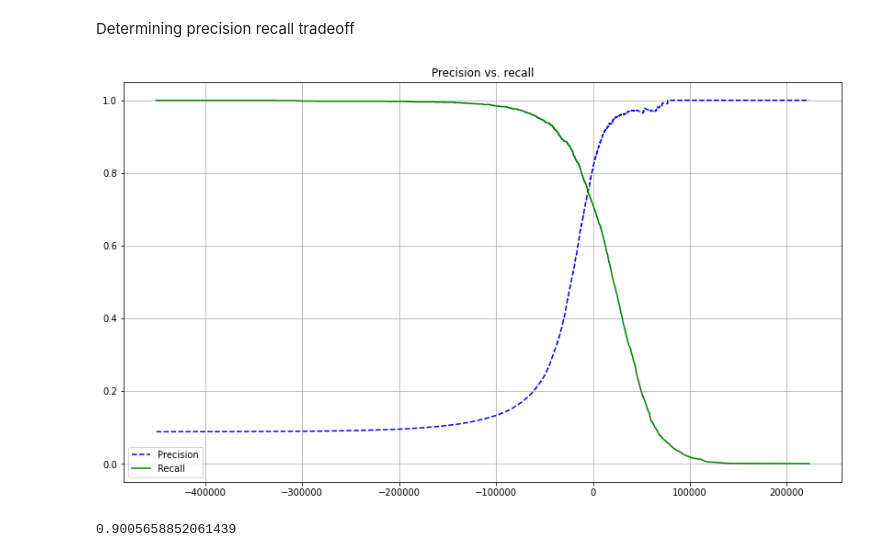
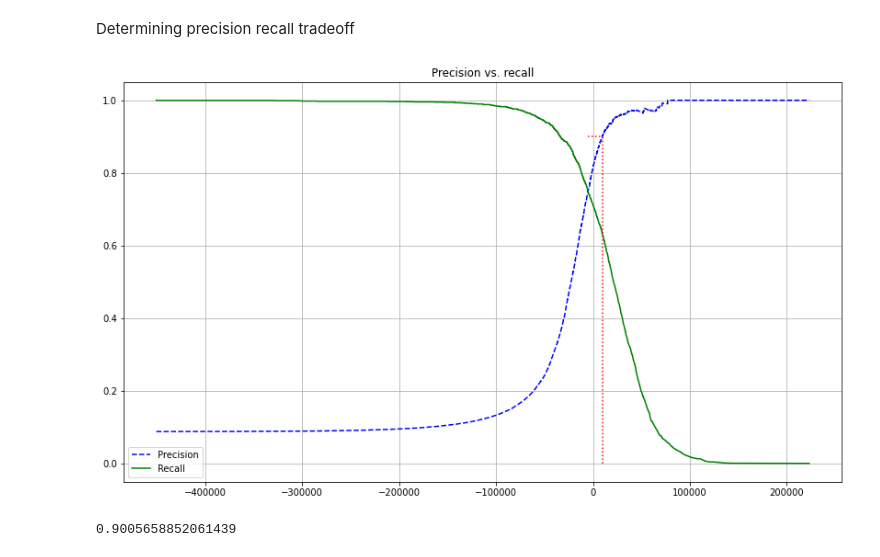
Before and after one commit to cmannnn/mnist, a Jupyter notebook: MNIST.ipynb, the cells around one changed output. Cells and saved outputs as stored; diff of their text form; code cells hidden in the pictures.

```diff
--- a/MNIST.ipynb
+++ b/MNIST.ipynb
@@ -184,19 +184,27 @@ y_scores = cross_val_predict(sgd_clf, mnist_train_X, mnist_y_train_5, cv=3, meth
 # %%
 # creating precision recall curve
 precisions, recalls, thresholds = precision_recall_curve(mnist_y_train_5, y_scores)
+# %%
+# calculating 90% precision and 90% accuracy
+recall_90_precision= recalls[np.argmax(precisions >= 0.90)]
+threshold_90_precision = thresholds[np.argmax(precisions >= 0.90)]
 # %%
-# plotting
+# plotting 90% precision 90% recall ROC graph
 fig, ax = plt.subplots(figsize=[14,8])
 
 plt.plot(thresholds, precisions[:-1], 'b--', label='Precision')
 plt.plot(thresholds, recalls[:-1], 'g-', label='Recall')
 
-plt.grid()
+plt.plot([threshold_90_precision, threshold_90_precision], [0., 0.9], 'r:')
+plt.plot([-5000, threshold_90_precision], [0.9, 0.9], 'r:')
+
+
+plt.grid(True)
 plt.title('Precision vs. recall')
 plt.legend()
 plt.show()
 # %% [output]
-[figure, old version]
+[figure, new version]
 # %%
 # aiming for 90% precision with argmax
 threshold_90_precision = thresholds[np.argmax(precisions >= 0.90)]
```
Also changed, not shown: parts of 2 cells of this notebook.
